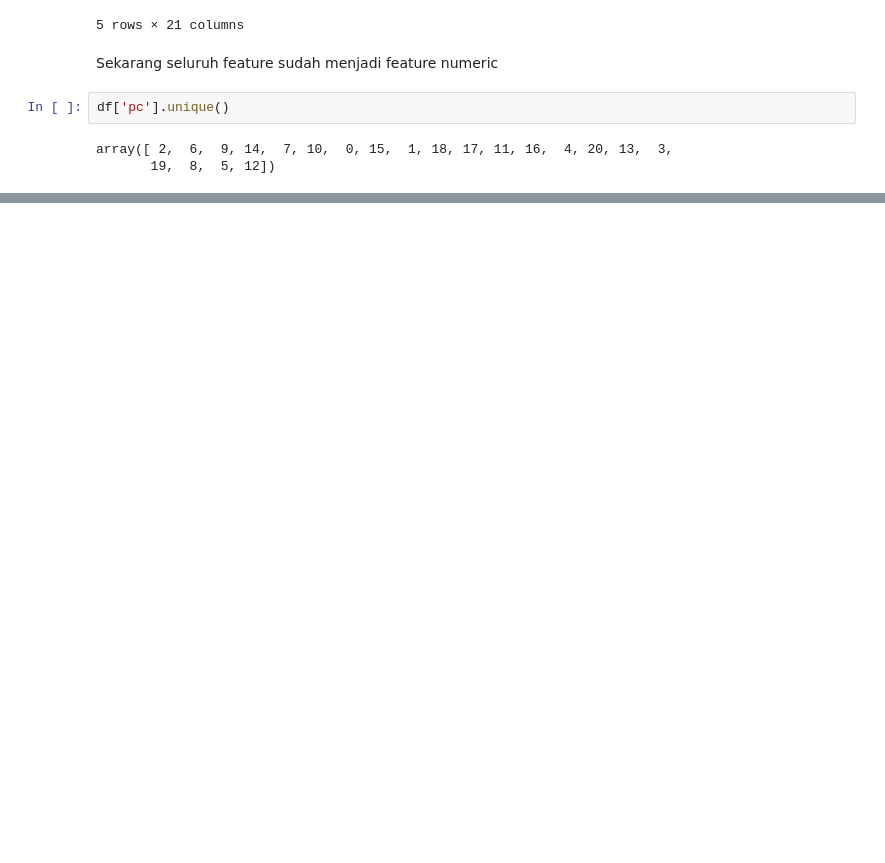
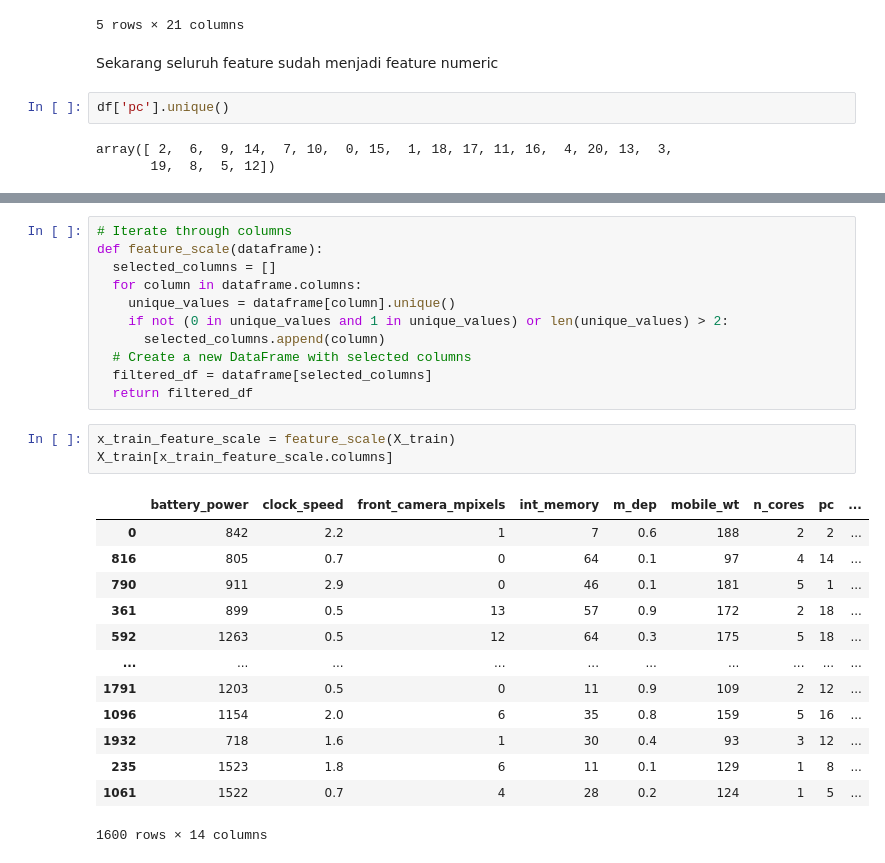
Before and after one commit to Aimin-Nur/DataAnalyst---PriceSmartphone, a Jupyter notebook: Prediksi Harga Hp.ipynb, the cells around one changed output, grey strips where cells are left out. Saved outputs shown, nothing was run; the diff lists cells and outputs as text; blank space fills up the shorter version.

```diff
--- a/Prediksi Harga Hp.ipynb
+++ b/Prediksi Harga Hp.ipynb
@@ -384,0 +440,28 @@ df.head()
+# %%
+# Iterate through columns
+def feature_scale(dataframe):
+  selected_columns = []
+  for column in dataframe.columns:
+    unique_values = dataframe[column].unique()
+    if not (0 in unique_values and 1 in unique_values) or len(unique_values) > 2:
+      selected_columns.append(column)
+  # Create a new DataFrame with selected columns
+  filtered_df = dataframe[selected_columns]
+  return filtered_df
+# %%
+x_train_feature_scale = feature_scale(X_train)
+X_train[x_train_feature_scale.columns]
+# %% [output]
+|  | battery_power | clock_speed | front_camera_mpixels | int_memory | m_dep | mobile_wt | n_cores | pc | ... |
+| 0 | 842 | 2.2 | 1 | 7 | 0.6 | 188 | 2 | 2 | ... |
+| 816 | 805 | 0.7 | 0 | 64 | 0.1 | 97 | 4 | 14 | ... |
+| 790 | 911 | 2.9 | 0 | 46 | 0.1 | 181 | 5 | 1 | ... |
+| 361 | 899 | 0.5 | 13 | 57 | 0.9 | 172 | 2 | 18 | ... |
+| 592 | 1263 | 0.5 | 12 | 64 | 0.3 | 175 | 5 | 18 | ... |
+| ... | ... | ... | ... | ... | ... | ... | ... | ... | ... |
+| 1791 | 1203 | 0.5 | 0 | 11 | 0.9 | 109 | 2 | 12 | ... |
+| 1096 | 1154 | 2.0 | 6 | 35 | 0.8 | 159 | 5 | 16 | ... |
+| 1932 | 718 | 1.6 | 1 | 30 | 0.4 | 93 | 3 | 12 | ... |
+| 235 | 1523 | 1.8 | 6 | 11 | 0.1 | 129 | 1 | 8 | ... |
+| 1061 | 1522 | 0.7 | 4 | 28 | 0.2 | 124 | 1 | 5 | ... |
+1600 rows × 14 columns
```
Also changed, not shown: parts of 16 cells of this notebook.
